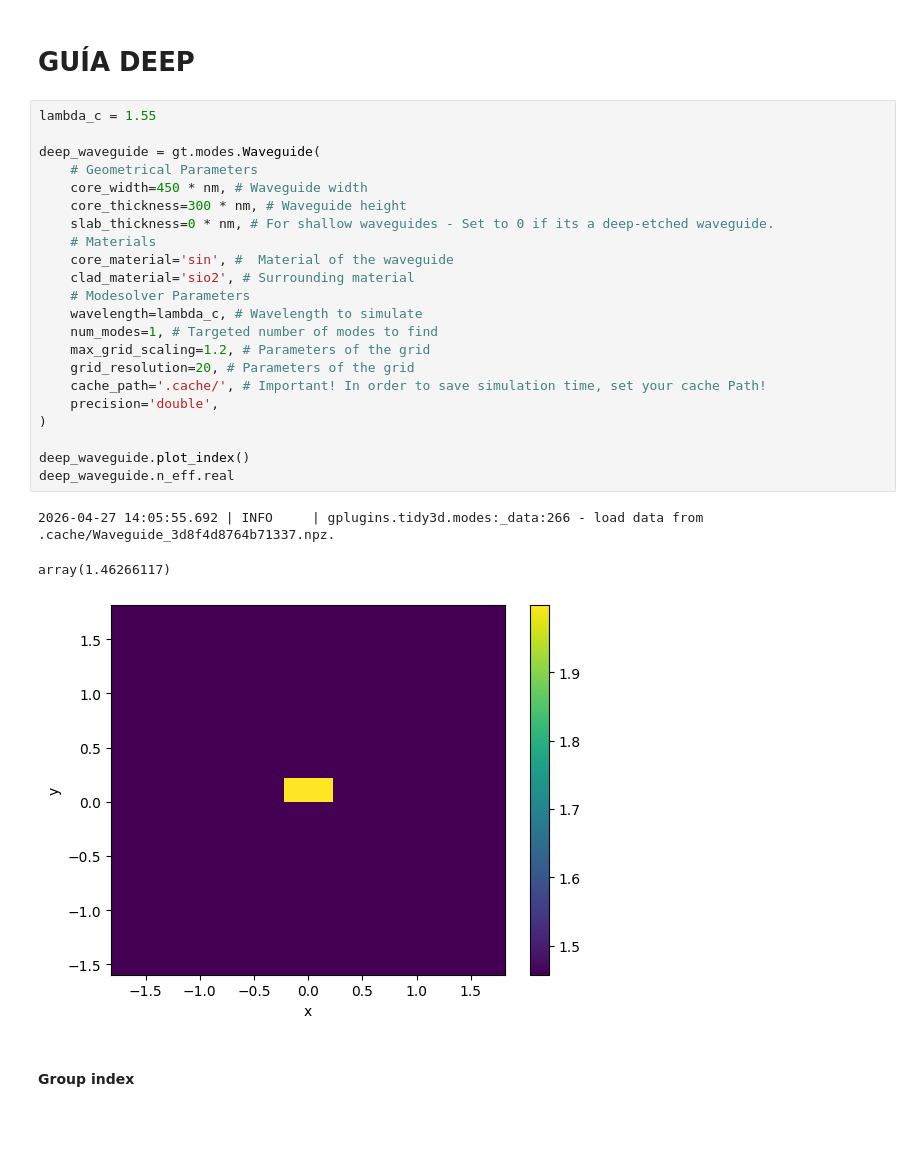
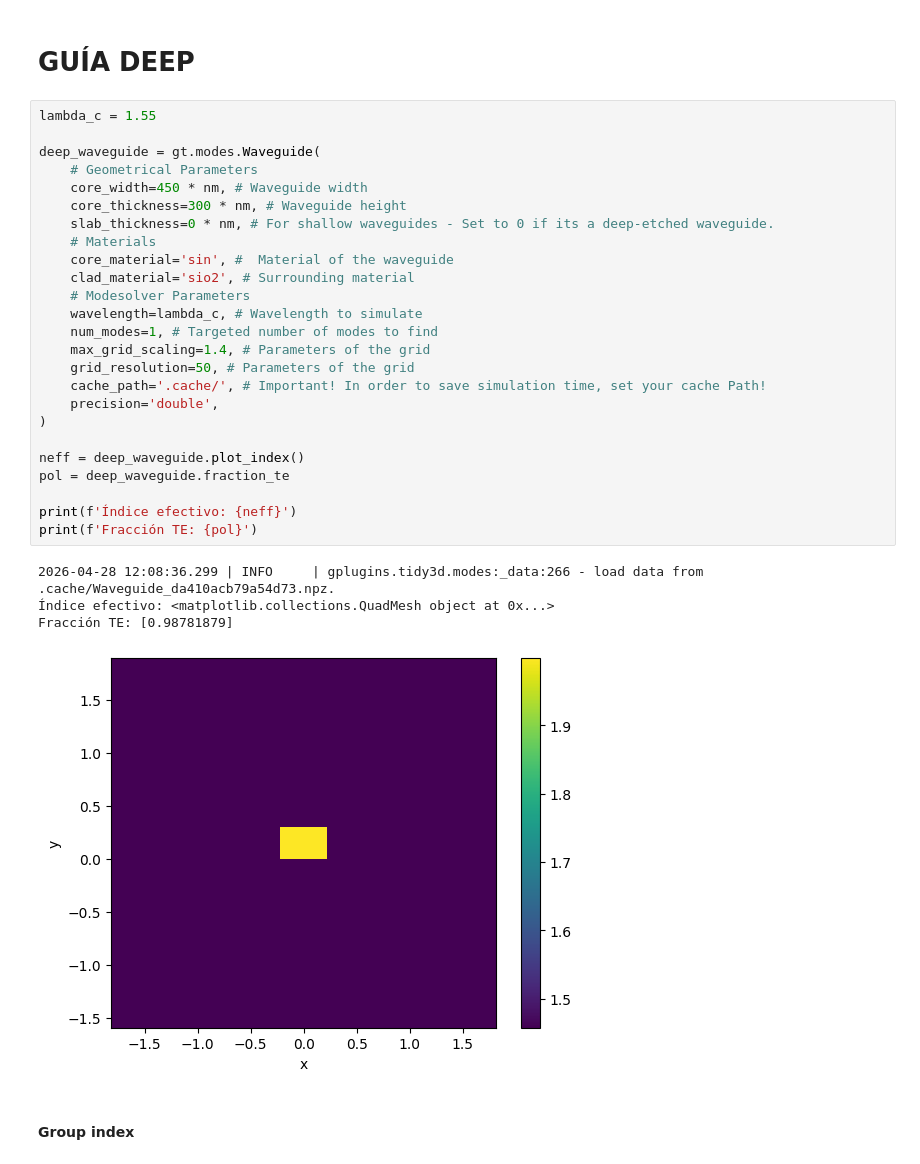
Before and after one commit to mromgar1/pic-upv-lab5-finalproject, a Jupyter notebook: FINAL_PROJECT_DEEP_SIN.ipynb, the cells around one changed output. Cells and saved outputs as stored; diff of their text form; blank space fills up the shorter version.

```diff
--- a/FINAL_PROJECT_DEEP_SIN.ipynb
+++ b/FINAL_PROJECT_DEEP_SIN.ipynb
@@ -624,29 +621,33 @@ Ratio over OUTs ['0.3103', '0.3143', '0.3754']
 # %%
 lambda_c = 1.55
 
 deep_waveguide = gt.modes.Waveguide(
     # Geometrical Parameters
     core_width=450 * nm, # Waveguide width
     core_thickness=300 * nm, # Waveguide height
     slab_thickness=0 * nm, # For shallow waveguides - Set to 0 if its a deep-etched waveguide.
     # Materials
     core_material='sin', #  Material of the waveguide
     clad_material='sio2', # Surrounding material
     # Modesolver Parameters
     wavelength=lambda_c, # Wavelength to simulate
     num_modes=1, # Targeted number of modes to find
-    max_grid_scaling=1.2, # Parameters of the grid
-    grid_resolution=20, # Parameters of the grid
+    max_grid_scaling=1.4, # Parameters of the grid
+    grid_resolution=50, # Parameters of the grid
     cache_path='.cache/', # Important! In order to save simulation time, set your cache Path!
     precision='double',
 )
 
-deep_waveguide.plot_index()
-deep_waveguide.n_eff.real
+neff = deep_waveguide.plot_index()
+pol = deep_waveguide.fraction_te
+
+print(f'Índice efectivo: {neff}')
+print(f'Fracción TE: {pol}')
 # %% [output]
-2026-04-27 14:05:55.692 | INFO     | gplugins.tidy3d.modes:_data:266 - load data from .cache/Waveguide_3d8f4d8764b71337.npz.
+2026-04-28 12:08:36.299 | INFO     | gplugins.tidy3d.modes:_data:266 - load data from .cache/Waveguide_da410acb79a54d73.npz.
+Índice efectivo: <matplotlib.collections.QuadMesh object at 0x...>
+Fracción TE: [0.98781879]
-array(1.46266117)
-[figure, old version]
+[figure, new version]
 # %% [markdown]
 #### Group index
 # %%
```
Also changed, not shown: parts of 16 cells of this notebook.
